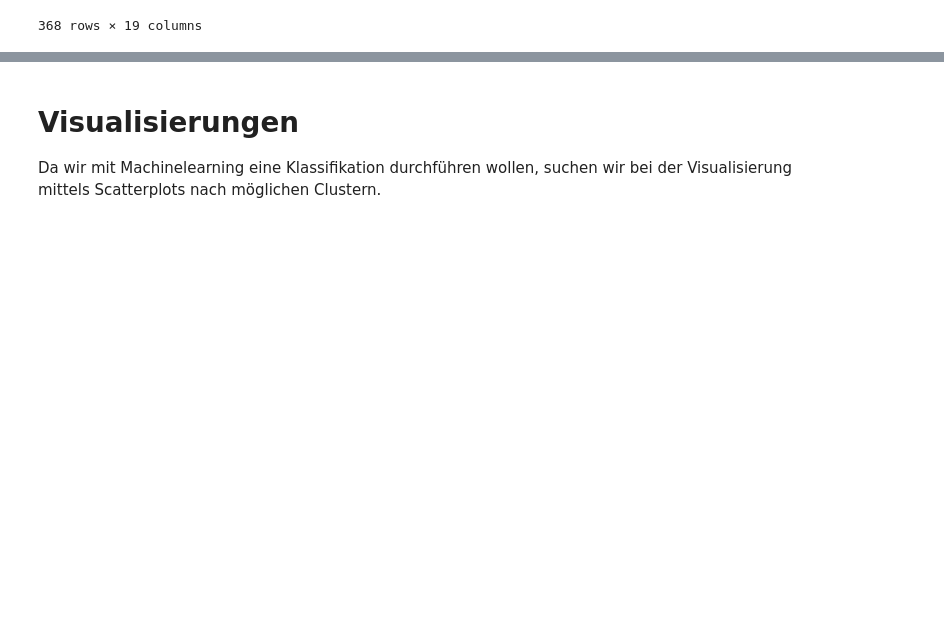
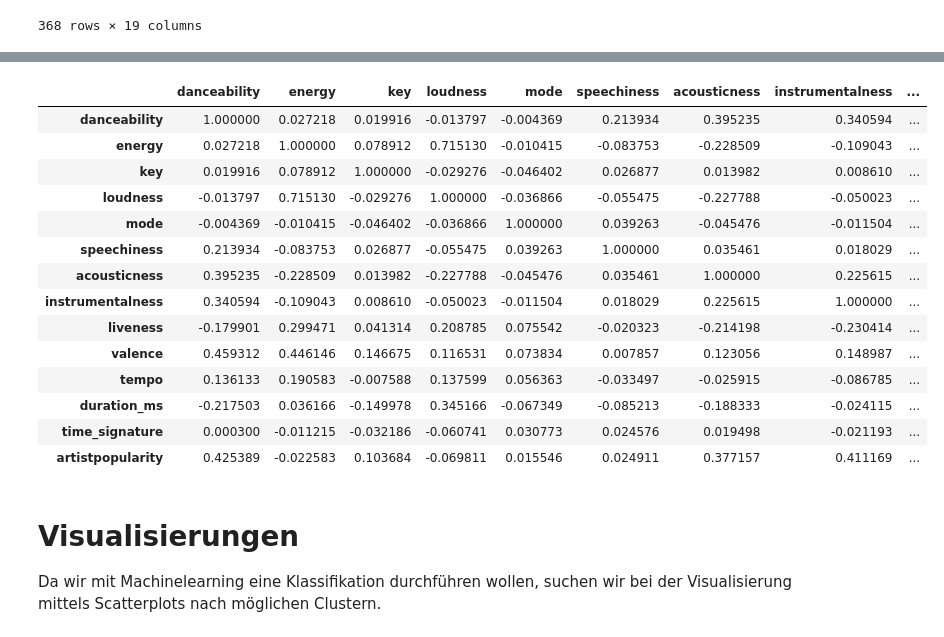
Before and after one commit to elFleppo/CDS-SpotipyProject, a Jupyter notebook: JupyterNotebook/SportifyProject.ipynb, the cells around one changed output, grey strips where cells are left out. Saved outputs shown, nothing was run; the diff lists cells and outputs as text; code cells hidden in the pictures; blank space fills up the shorter version.

```diff
--- a/JupyterNotebook/SportifyProject.ipynb
+++ b/JupyterNotebook/SportifyProject.ipynb
@@ -130,13 +130,14 @@ tracksStiafen
 368 rows × 19 columns
 # %%
 #Get Audio features for all tracks in favorite Playlist
-features = []
+
 genres = []
-popularity = []
+
 
 #Falls lokale Kopie der Daten existiert wird diese verwendet
 if not os.path.isfile('audiofeatures_stiafen.csv'):
-
+    popularity = []
+    features = []
     #Extract Audio Features
     for uri in tracksStiafen['uri']:
 
@@ -152,12 +153,11 @@ if not os.path.isfile('audiofeatures_stiafen.csv'):
         artistpopularity = artistinfo['popularity']
         popularity.append(artistpopularity)
 
-
+    #Popularity anhängen und Export to csv
     tracksStiafen['artistpopularity'] = popularity
     audioFeaturesStiafen['artistpopularity'] = popularity
-
-
-    #audioFeaturesStiafen.to_csv('audiofeatures_stiafen.csv')
+    tracksStiafen.to_csv('tracks_stiafen.csv')
+    audioFeaturesStiafen.to_csv('audiofeatures_stiafen.csv')
 
 else:
     audioFeaturesStiafen = pd.read_csv('audiofeatures_stiafen.csv')
@@ -165,6 +165,8 @@ else:
 
 
 if not os.path.isfile('audiofeatures_sangeeths.csv'):
+    popularity = []
+    features = []
     for uri in tracksSangeeths['uri']:
        features = features+sp.audio_features(uri)
     audioFeaturesSangeeths = pd.DataFrame(features)
@@ -177,8 +179,11 @@ if not os.path.isfile('audiofeatures_sangeeths.csv'):
         artistpopularity = artistinfo['popularity']
         popularity.append(artistpopularity)
 
+    #Popularity anhängen und Export to csv
     tracksSangeeths['artistpopularity'] = popularity
     audioFeaturesSangeeths['artistpopularity'] = popularity
+    tracksSangeeths.to_csv('tracks_sangeeths.csv')
+    audioFeaturesSangeeths.to_csv('audiofeatures_sangeeths.csv')
 
 else:
     audioFeaturesSangeeths = pd.read_csv('audiofeatures_sangeeths.csv')
@@ -232,3 +230,21 @@ tracksStiafen.corr()
+# %%
+audioFeaturesStiafen.corr()
+# %% [output]
+|  | danceability | energy | key | loudness | mode | speechiness | acousticness | instrumentalness | ... |
+| danceability | 1.000000 | 0.027218 | 0.019916 | -0.013797 | -0.004369 | 0.213934 | 0.395235 | 0.340594 | ... |
+| energy | 0.027218 | 1.000000 | 0.078912 | 0.715130 | -0.010415 | -0.083753 | -0.228509 | -0.109043 | ... |
+| key | 0.019916 | 0.078912 | 1.000000 | -0.029276 | -0.046402 | 0.026877 | 0.013982 | 0.008610 | ... |
+| loudness | -0.013797 | 0.715130 | -0.029276 | 1.000000 | -0.036866 | -0.055475 | -0.227788 | -0.050023 | ... |
+| mode | -0.004369 | -0.010415 | -0.046402 | -0.036866 | 1.000000 | 0.039263 | -0.045476 | -0.011504 | ... |
+| speechiness | 0.213934 | -0.083753 | 0.026877 | -0.055475 | 0.039263 | 1.000000 | 0.035461 | 0.018029 | ... |
+| acousticness | 0.395235 | -0.228509 | 0.013982 | -0.227788 | -0.045476 | 0.035461 | 1.000000 | 0.225615 | ... |
+| instrumentalness | 0.340594 | -0.109043 | 0.008610 | -0.050023 | -0.011504 | 0.018029 | 0.225615 | 1.000000 | ... |
+| liveness | -0.179901 | 0.299471 | 0.041314 | 0.208785 | 0.075542 | -0.020323 | -0.214198 | -0.230414 | ... |
+| valence | 0.459312 | 0.446146 | 0.146675 | 0.116531 | 0.073834 | 0.007857 | 0.123056 | 0.148987 | ... |
+| tempo | 0.136133 | 0.190583 | -0.007588 | 0.137599 | 0.056363 | -0.033497 | -0.025915 | -0.086785 | ... |
+| duration_ms | -0.217503 | 0.036166 | -0.149978 | 0.345166 | -0.067349 | -0.085213 | -0.188333 | -0.024115 | ... |
+| time_signature | 0.000300 | -0.011215 | -0.032186 | -0.060741 | 0.030773 | 0.024576 | 0.019498 | -0.021193 | ... |
+| artistpopularity | 0.425389 | -0.022583 | 0.103684 | -0.069811 | 0.015546 | 0.024911 | 0.377157 | 0.411169 | ... |
 # %% [markdown]
 # Visualisierungen
 Da wir mit Machinelearning eine Klassifikation durchführen wollen, suchen wir bei der Visualisierung mittels Scatterplots nach möglichen Clustern.
```
Also changed, not shown: parts of 12 cells of this notebook.
